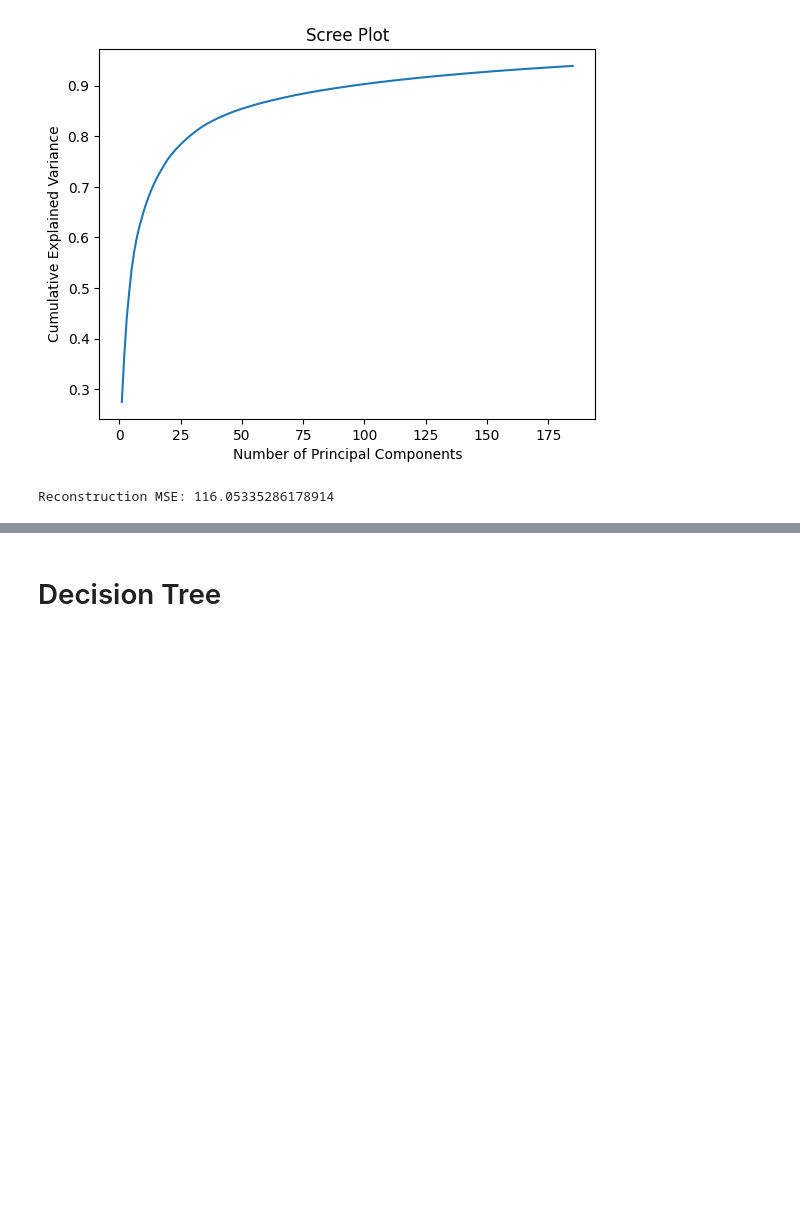
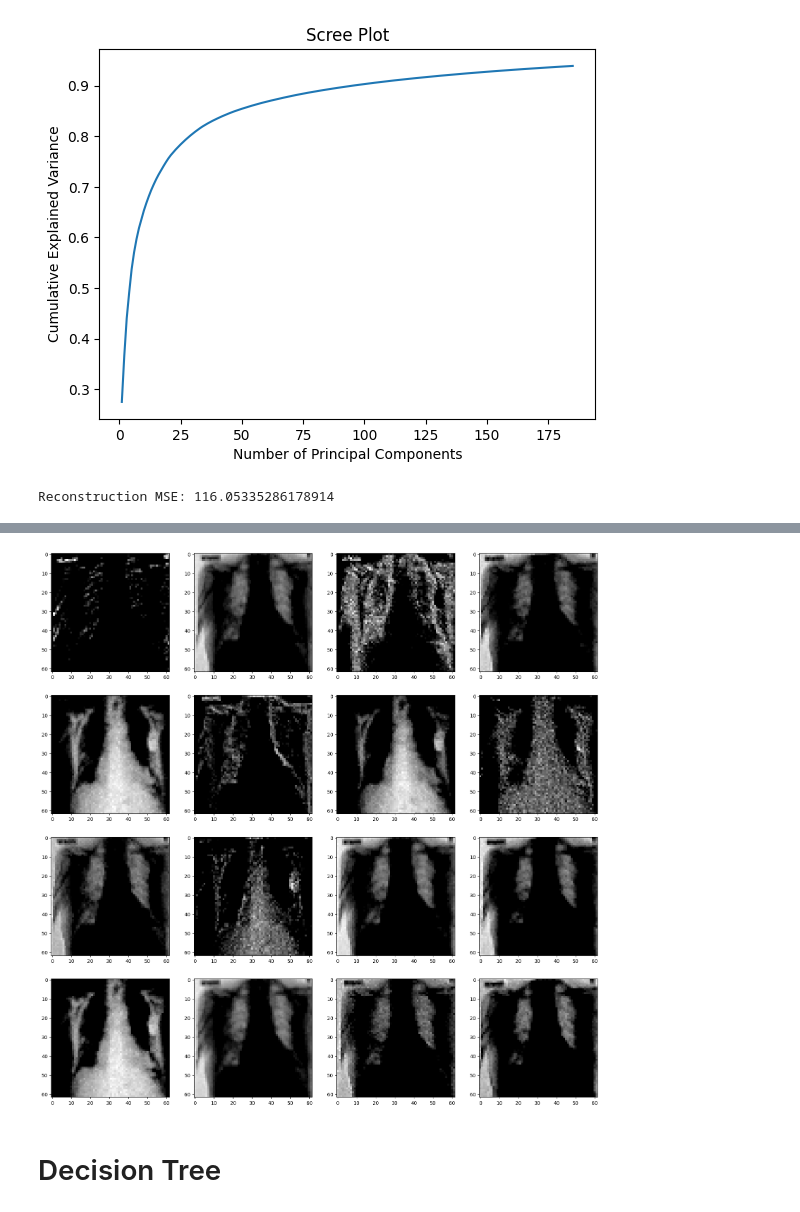
Before and after one commit to Riley94/covid_analysis, a Jupyter notebook: covid_analysis.ipynb, the cells around one changed output, grey strips where cells are left out. Saved outputs shown, nothing was run; the diff lists cells and outputs as text; code cells hidden in the pictures; blank space fills up the shorter version.

```diff
--- a/covid_analysis.ipynb
+++ b/covid_analysis.ipynb
@@ -299,3 +481,20 @@ Reconstruction MSE: 116.05335286178914
+# %%
+# view feature maps
+def get_feature_maps(model, image):
+    model.eval()
+    image = image.unsqueeze(0).to(device)
+    feature_maps = model.features(image)
+    return feature_maps
+
+image = all_images[0]
+image = transform(image)
+feature_maps = get_feature_maps(model, image)
+fig, ax = plt.subplots(4, 4, figsize=(20, 20))
+for i in range(16):
+    ax[i//4, i%4].imshow(feature_maps[0, i].detach().cpu().numpy(), cmap='gray')
+plt.show()
+# %% [output]
+[figure, added]
 # %% [markdown]
 # Decision Tree
 # %%
```
Also changed, not shown: parts of 11 cells of this notebook.
